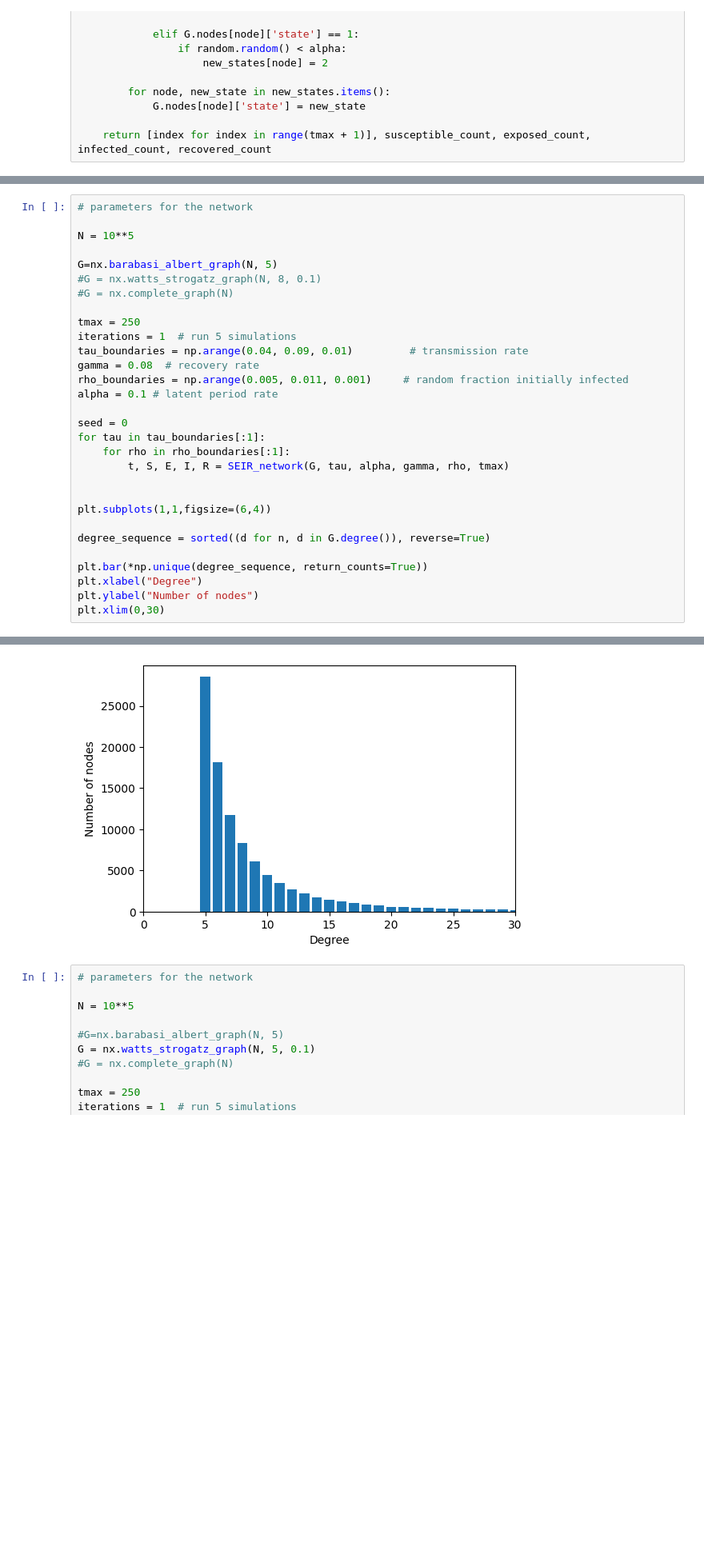
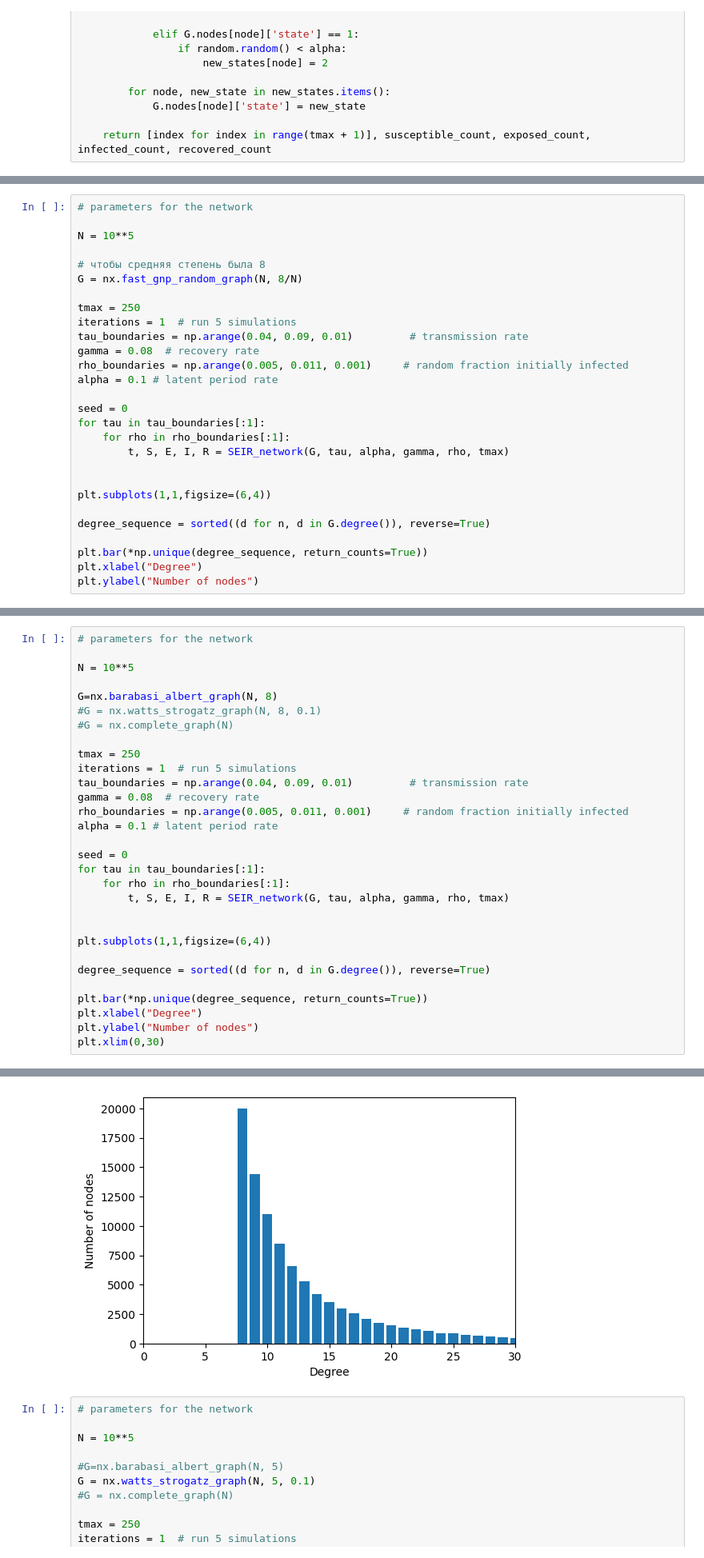
Before and after one commit to Mpkosh/network_hybrid_33, a Jupyter notebook: create_data_regular_networks.ipynb, the cells around one changed output, grey strips where cells are left out. Shown at 80% size. Saved outputs shown, nothing was run; the diff lists cells and outputs as text; blank space fills up the shorter version.

```diff
--- a/create_data_regular_networks.ipynb
+++ b/create_data_regular_networks.ipynb
@@ -169,0 +300,28 @@ Text(0, 0.5, 'Number of nodes')
+# %%
+# parameters for the network
+
+N = 10**5
+
+# чтобы средняя степень была 8
+G = nx.fast_gnp_random_graph(N, 8/N)
+
+tmax = 250
+iterations = 1  # run 5 simulations
+tau_boundaries = np.arange(0.04, 0.09, 0.01)         # transmission rate
+gamma = 0.08  # recovery rate
+rho_boundaries = np.arange(0.005, 0.011, 0.001)     # random fraction initially infected
+alpha = 0.1 # latent period rate
+
+seed = 0
+for tau in tau_boundaries[:1]:
+    for rho in rho_boundaries[:1]:
+        t, S, E, I, R = SEIR_network(G, tau, alpha, gamma, rho, tmax)
+
+
+plt.subplots(1,1,figsize=(6,4))
+
+degree_sequence = sorted((d for n, d in G.degree()), reverse=True)
+
+plt.bar(*np.unique(degree_sequence, return_counts=True))
+plt.xlabel("Degree")
+plt.ylabel("Number of nodes")
@@ -171,35 +332,35 @@ Text(0, 0.5, 'Number of nodes')
 # parameters for the network
 
 N = 10**5
 
-G=nx.barabasi_albert_graph(N, 5)
+G=nx.barabasi_albert_graph(N, 8)
 #G = nx.watts_strogatz_graph(N, 8, 0.1)
 #G = nx.complete_graph(N)
 
 tmax = 250
 iterations = 1  # run 5 simulations
 tau_boundaries = np.arange(0.04, 0.09, 0.01)         # transmission rate
 gamma = 0.08  # recovery rate
 rho_boundaries = np.arange(0.005, 0.011, 0.001)     # random fraction initially infected
 alpha = 0.1 # latent period rate
 
 seed = 0
 for tau in tau_boundaries[:1]:
     for rho in rho_boundaries[:1]:
         t, S, E, I, R = SEIR_network(G, tau, alpha, gamma, rho, tmax)
 
 
 plt.subplots(1,1,figsize=(6,4))
 
 degree_sequence = sorted((d for n, d in G.degree()), reverse=True)
 
 plt.bar(*np.unique(degree_sequence, return_counts=True))
 plt.xlabel("Degree")
 plt.ylabel("Number of nodes")
 plt.xlim(0,30)
 # %% [output]
 (0.0, 30.0)
-[figure, old version]
+[figure, new version]
 # %%
 # parameters for the network
 
```
Also changed, not shown: parts of 10 cells of this notebook.
